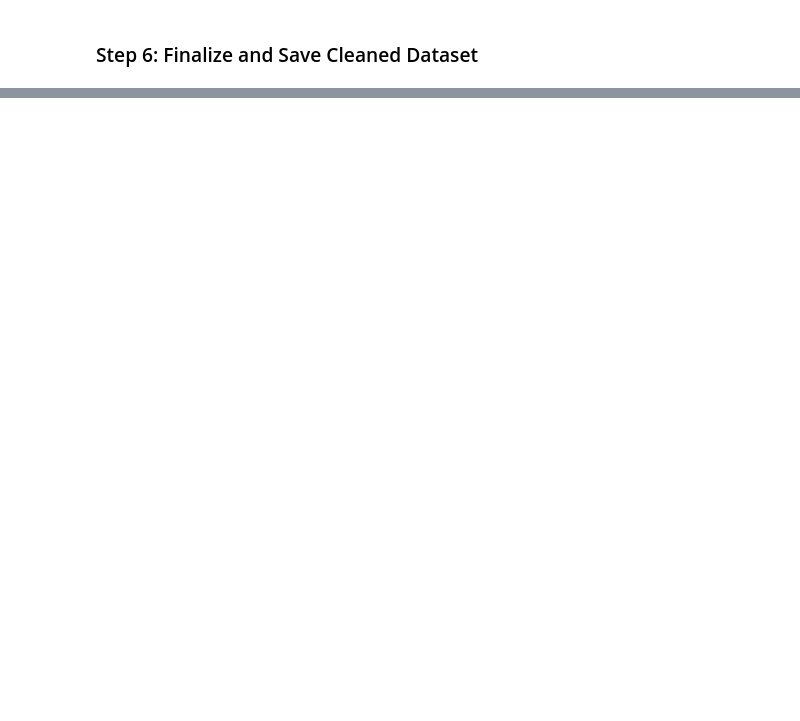
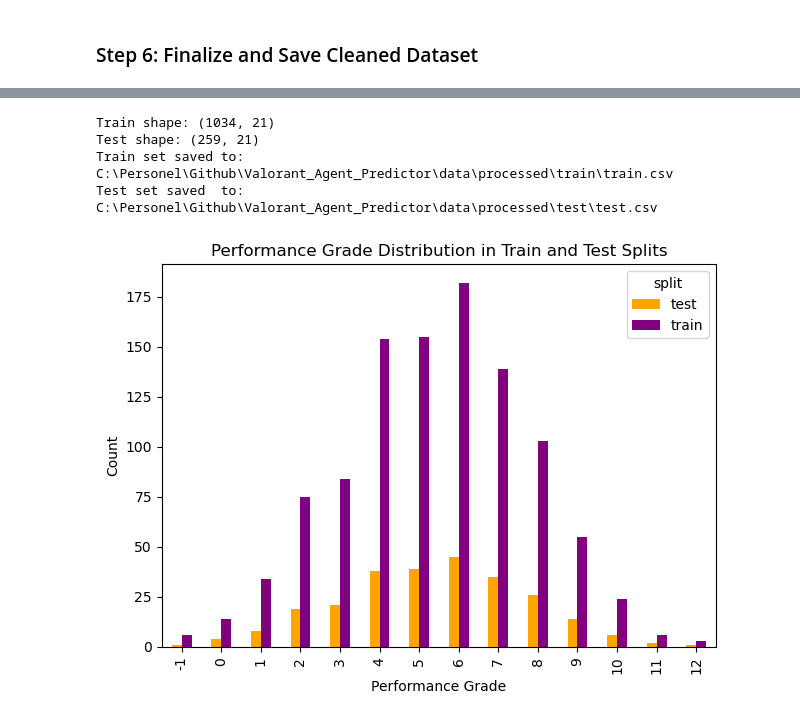
Before and after one commit to Prithvish1996/Valorant_Agent_Predictor, a Jupyter notebook: notebooks/2_data_preparation.ipynb, the cells around one changed output, grey strips where cells are left out. Cells and saved outputs as stored; diff of their text form; code cells hidden in the pictures; blank space fills up the shorter version.

```diff
--- a/notebooks/2_data_preparation.ipynb
+++ b/notebooks/2_data_preparation.ipynb
@@ -794,0 +594,56 @@ Smoothed features and engineered columns saved to: C:\Personel\Github\Valorant_A
+# %%
+
+
+# Filter rare grades for proper stratification
+class_counts = y.value_counts()
+valid_classes = class_counts[class_counts >= 2].index
+X = X[y.isin(valid_classes)]
+y = y[y.isin(valid_classes)]
+
+# Stratified split
+x_train, x_test, y_train, y_test = train_test_split(
+    X, y,
+    test_size=0.2,
+    random_state=42,
+    stratify=y
+)
+
+print("Train shape:", x_train.shape)
+print("Test shape:", x_test.shape)
+
+train_df = x_train.copy()
+train_df['performance'] = y_train.values
+test_df = x_test.copy()
+test_df['performance'] = y_test.values
+
+# Save to processed/train and processed/test
+train_dir = PROCESSED_DIR / "train"
+test_dir = PROCESSED_DIR / "test"
+train_dir.mkdir(parents=True, exist_ok=True)
+test_dir.mkdir(parents=True, exist_ok=True)
+
+train_df.to_csv(train_dir / "train.csv", index=False)
+test_df.to_csv(test_dir / "test.csv", index=False)
+print(f"Train set saved to: {train_dir / 'train.csv'}")
+print(f"Test set saved  to: {test_dir / 'test.csv'}")
+
+# Visualization for validation
+merged_df = pd.concat([
+    train_df.assign(split='train'),
+    test_df.assign(split='test')
+], ignore_index=True)
+split_counts = merged_df.groupby(['split', 'performance']).size().reset_index(name='count')
+pivot = split_counts.pivot(index='performance', columns='split', values='count').fillna(0)
+
+pivot.plot.bar(color={'train': 'purple', 'test': 'orange'})
+plt.title('Performance Grade Distribution in Train and Test Splits')
+plt.xlabel('Performance Grade')
+plt.ylabel('Count')
+plt.tight_layout()
+plt.show()
+# %% [output]
+Train shape: (1034, 21)
+Test shape: (259, 21)
+Train set saved to: C:\Personel\Github\Valorant_Agent_Predictor\data\processed\train\train.csv
+Test set saved  to: C:\Personel\Github\Valorant_Agent_Predictor\data\processed\test\test.csv
+[figure, added]
```
Also changed, not shown: parts of 15 cells of this notebook, 23 other files.
